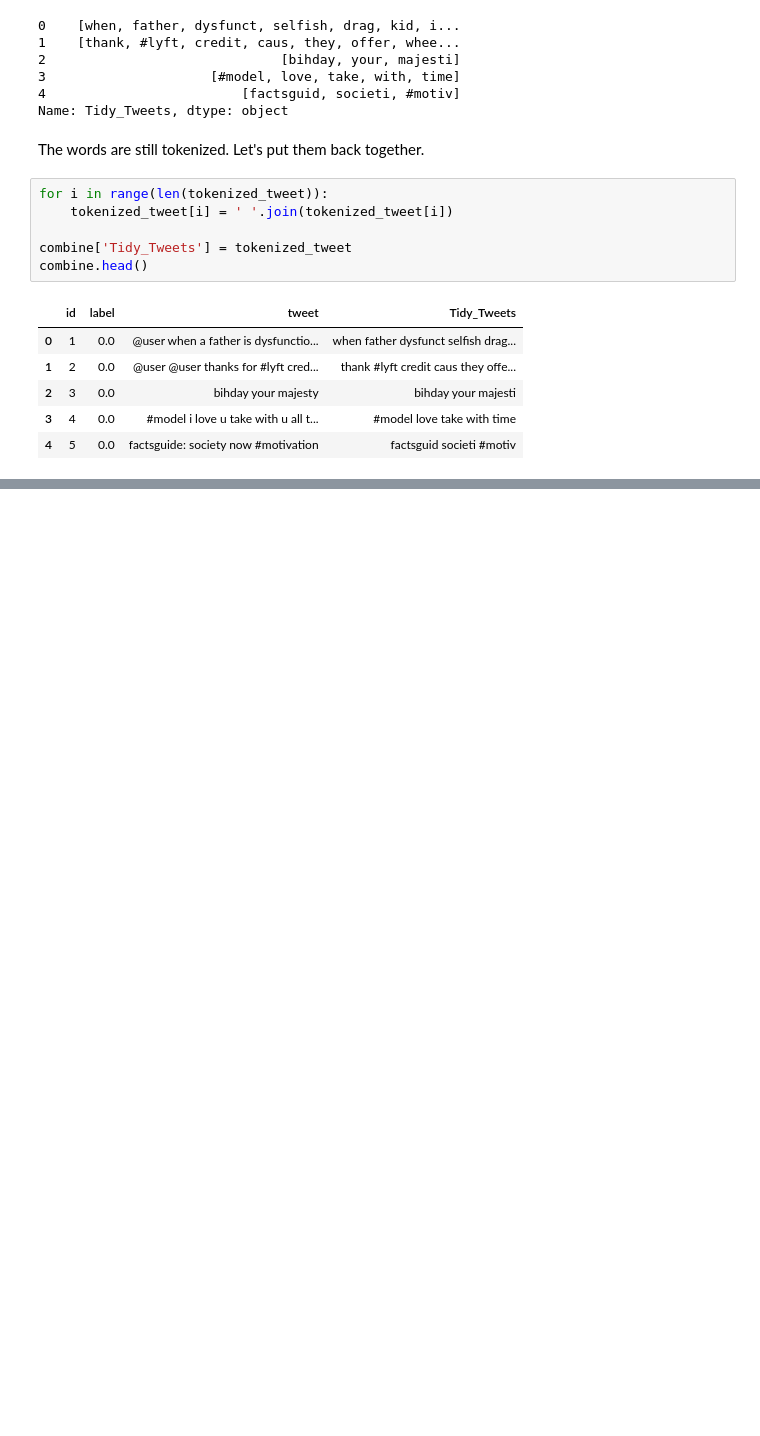
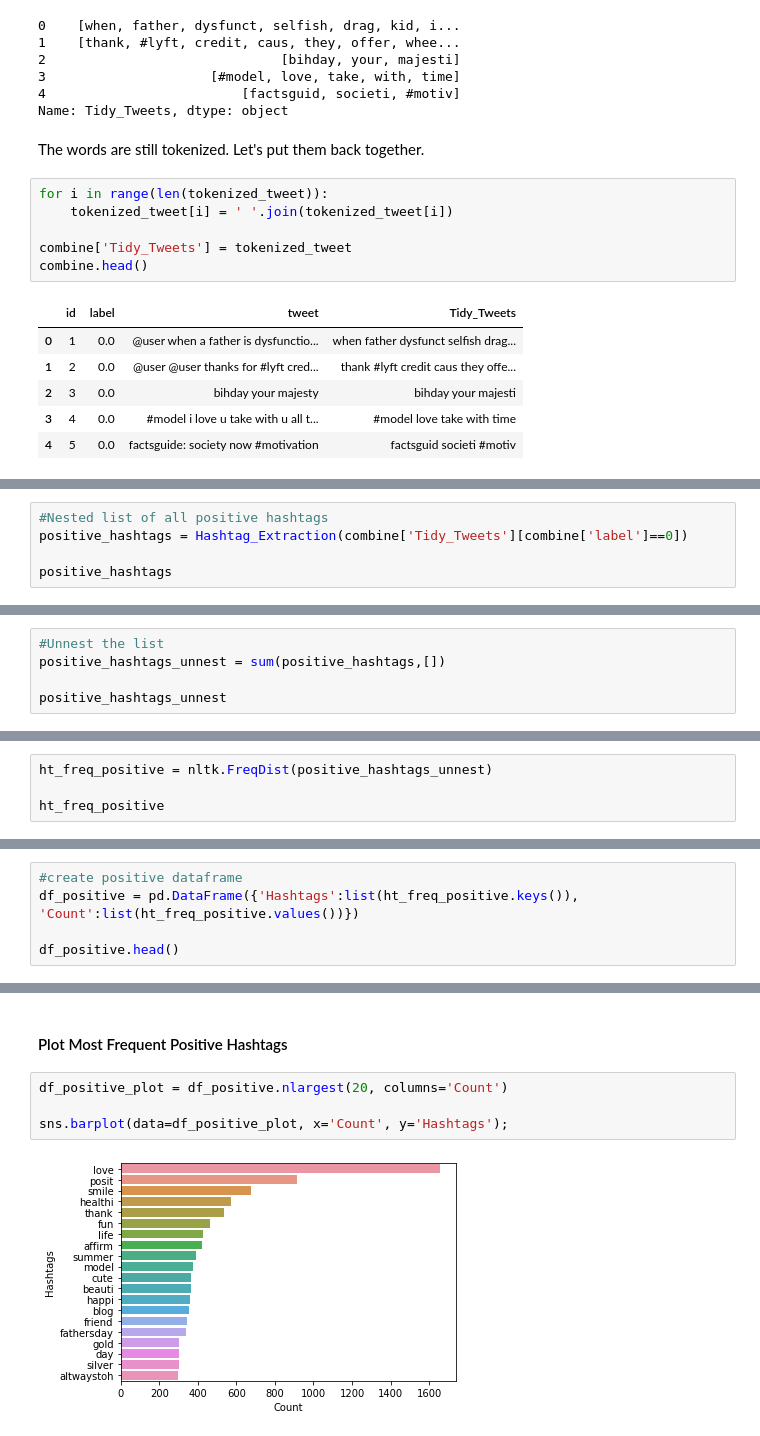
Before and after one commit to phamou/Twitter-Sentiment-Analysis, a Jupyter notebook: Twitter-Sentiment-Analysis.ipynb, the cells around one changed output, grey strips where cells are left out. Drawn from its saved outputs; the diff is of its cells as text; blank space fills up the shorter version.

```diff
--- a/Twitter-Sentiment-Analysis.ipynb
+++ b/Twitter-Sentiment-Analysis.ipynb
@@ -196,0 +290,5 @@ combine.head()
+# %%
+#Nested list of all positive hashtags
+positive_hashtags = Hashtag_Extraction(combine['Tidy_Tweets'][combine['label']==0])
+
+positive_hashtags
@@ -196,0 +313,5 @@ combine.head()
+# %%
+#Unnest the list
+positive_hashtags_unnest = sum(positive_hashtags,[])
+
+positive_hashtags_unnest
@@ -196,0 +386,4 @@ combine.head()
+# %%
+ht_freq_positive = nltk.FreqDist(positive_hashtags_unnest)
+
+ht_freq_positive
@@ -196,0 +392,5 @@ combine.head()
+# %%
+#create positive dataframe
+df_positive = pd.DataFrame({'Hashtags':list(ht_freq_positive.keys()), 'Count':list(ht_freq_positive.values())})
+
+df_positive.head()
@@ -196,0 +431,8 @@ combine.head()
+# %% [markdown]
+#### Plot Most Frequent Positive Hashtags
+# %%
+df_positive_plot = df_positive.nlargest(20, columns='Count')
+
+sns.barplot(data=df_positive_plot, x='Count', y='Hashtags');
+# %% [output]
+[figure, added]
```
Also changed, not shown: parts of 32 cells of this notebook.
